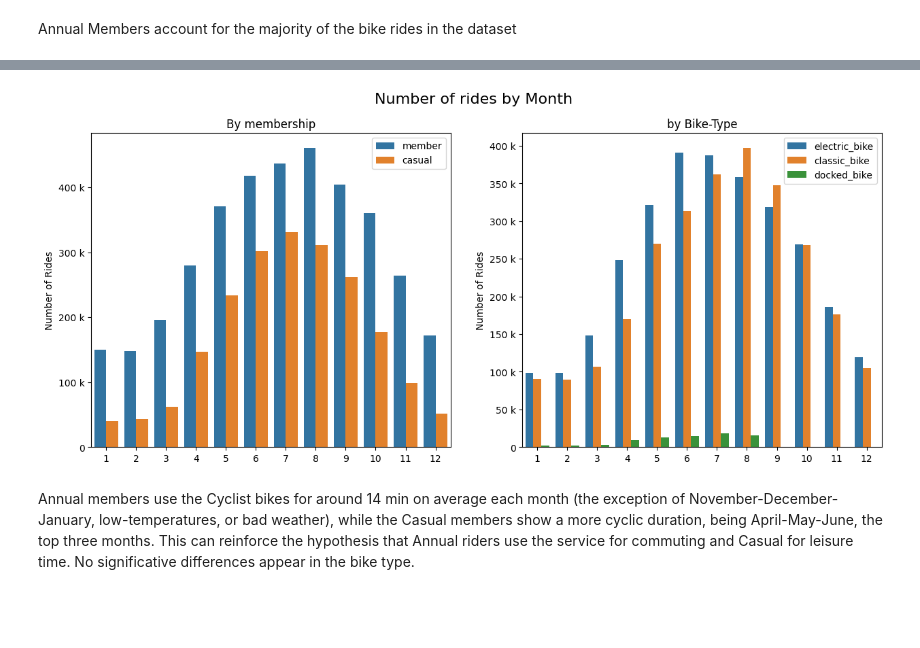
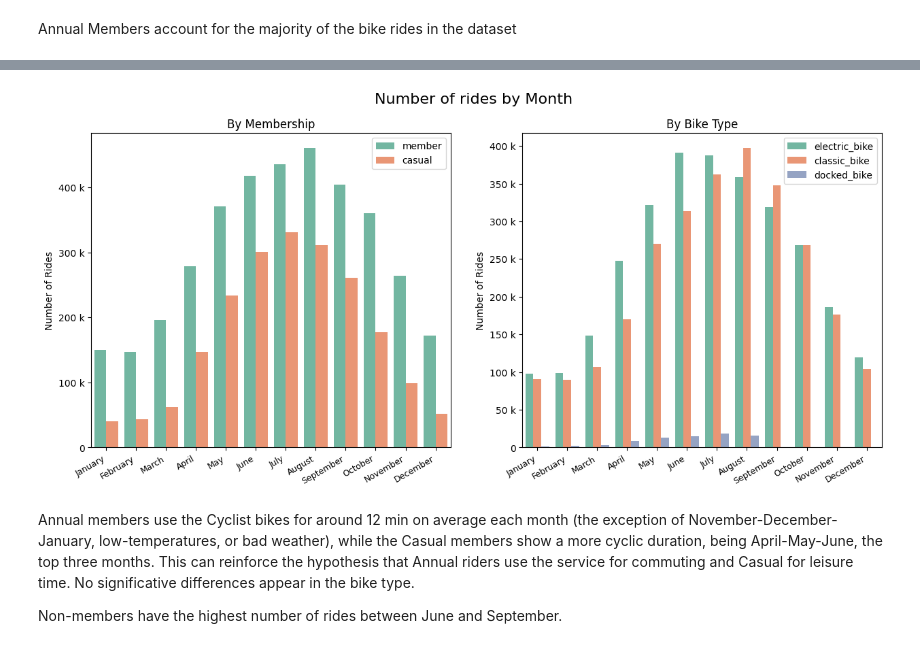
Before and after one commit to baguilar6174/data-analysis-cyclisticBike, a Jupyter notebook: notebook.ipynb, the cells around one changed output, grey strips where cells are left out. Saved outputs shown, nothing was run; the diff lists cells and outputs as text; code cells hidden in the pictures; blank space fills up the shorter version.

```diff
--- a/notebook.ipynb
+++ b/notebook.ipynb
@@ -388,5 +404,7 @@ divvy_df.sort_values(by='ride_length', ascending=False).head()
 # %%
 # At this point we can observe that there are records with a negative duration, we must remove them.
-divvy_df.sort_values(by='trip_length_days', ascending=True).head()
+
+divvy_df = divvy_df[(divvy_df['ride_length_days'] >= 0)].dropna()
+divvy_df.sort_values(by='ride_length_days', ascending=True).head()
 # %% [output]
 |  | ride_id | rideable_type | started_at | ended_at | start_lat | start_lng | member_casual | ride_length | ... |
@@ -398,3 +415,0 @@ divvy_df.sort_values(by='trip_length_days', ascending=True).head()
-# %%
-divvy_df = divvy_df[(divvy_df['trip_length_days'] >= 0)].dropna()
-divvy_df.sort_values(by='trip_length_days', ascending=True).head()
@@ -449,14 +539,15 @@ plt.show()
 # %% [markdown]
 Annual Members account for the majority of the bike rides in the dataset
 # %%
-# Let's define some colors for the rideable_type
+# Create bar charts: Number of Rides by membership and Bike Type
+
 fig, axes = plt.subplots(nrows=1, ncols=2, figsize=(15, 6))
-fig.suptitle("Number of rides in 2021", fontsize=16)
-sns.countplot(data=divvy_df, x="member_casual", hue='member_casual', dodge=False, ax = axes[0])
-sns.countplot(data=divvy_df, x="member_casual", hue=divvy_df['rideable_type'].sort_values(), ax = axes[1])
+fig.suptitle("Number of rides", fontsize=16)
+sns.countplot(data=divvy_df, x="member_casual", hue='member_casual', dodge=False, ax = axes[0], palette = "Set2")
+sns.countplot(data=divvy_df, x="member_casual", hue=divvy_df['rideable_type'].sort_values(), ax = axes[1], palette = "Set2")
 
-axes[0].set_title('By membership')
-axes[1].set_title('By Bike-type')
+axes[0].set_title('By Membership')
+axes[1].set_title('By Bike Type')
 for ax in axes:
     ax.set_ylabel("Number of Rides")
     ax.set_xlabel("")
@@ -472,19 +565,26 @@ The fact that the total amount of casual riders is like annual riders, can be a
+# %%
+month_order = ['January', 'February', 'March', 'April', 'May', 'June', 'July', 'August', 'September', 'October', 'November', 'December']
+weekday_order = ['Monday', 'Tuesday', 'Wednesday', 'Thursday', 'Friday', 'Saturday', 'Sunday']
 # %%
+# Create bar charts: Number of Rides by month by membership and Bike Type
+
 fig, axes = plt.subplots(nrows=1, ncols=2, figsize=(15, 6))
 fig.suptitle("Number of rides by Month", fontsize=16)
-sns.countplot(data=divvy_df, x='month', hue="member_casual", ax=axes[0])
-sns.countplot(data=divvy_df, x='month', hue="rideable_type", ax=axes[1])
+sns.countplot(data=divvy_df, x='month', hue="member_casual", ax=axes[0], palette = "Set2", order = month_order)
+sns.countplot(data=divvy_df, x='month', hue="rideable_type", ax=axes[1], palette = "Set2", order = month_order)
 
-axes[0].set_title('By membership')
-axes[1].set_title('by Bike-Type')
+axes[0].set_title('By Membership')
+axes[1].set_title('By Bike Type')
 for ax in axes:
     ax.set_ylabel("Number of Rides")
     ax.set_xlabel("")
     ax.legend(loc="best")
     ax.yaxis.set_major_formatter(ticker.EngFormatter())
-#     ax.set_xticklabels(ax.get_xticklabels(), rotation=30, ha='right', fontsize=9)
+    ax.set_xticklabels(ax.get_xticklabels(), rotation=30, ha='right', fontsize=9)
 plt.show()
 # %% [output]
-[figure, old version]
+[figure, new version]
 # %% [markdown]
-Annual members use the Cyclist bikes for around 14 min on average each month (the exception of November-December-January, low-temperatures, or bad weather), while the Casual members show a more cyclic duration, being April-May-June, the top three months. This can reinforce the hypothesis that Annual riders use the service for commuting and Casual for leisure time. No significative differences appear in the bike type.
+Annual members use the Cyclist bikes for around 12 min on average each month (the exception of November-December-January, low-temperatures, or bad weather), while the Casual members show a more cyclic duration, being April-May-June, the top three months. This can reinforce the hypothesis that Annual riders use the service for commuting and Casual for leisure time. No significative differences appear in the bike type.
+
+Non-members have the highest number of rides between June and September.
```
Also changed, not shown: parts of 50 cells of this notebook.
